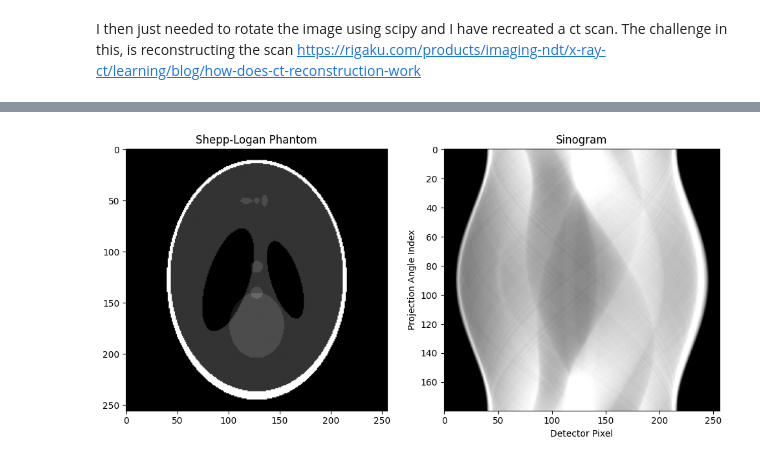
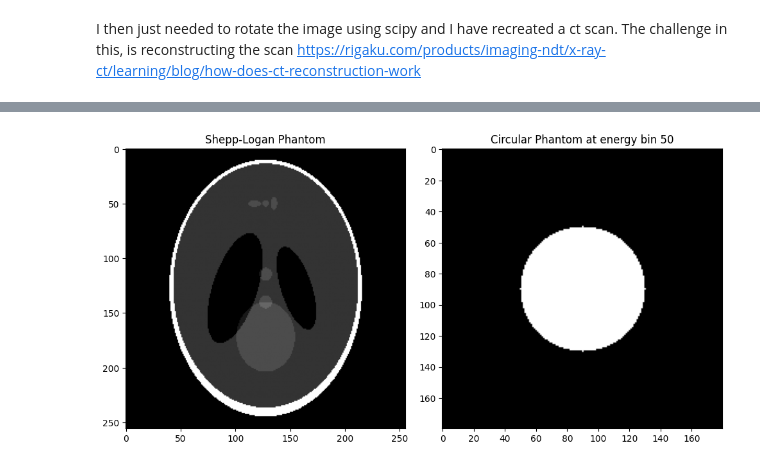
Before and after one commit to ReeceG499/x-ray-attenuation, a Jupyter notebook: code/Experimenting.ipynb, the cells around one changed output, grey strips where cells are left out. Saved outputs shown, nothing was run; the diff lists cells and outputs as text; code cells hidden in the pictures.

```diff
--- a/code/Experimenting.ipynb
+++ b/code/Experimenting.ipynb
@@ -181,9 +205,6 @@ phantom[:, :, :] = 0  # broadcast over all pixels
 
 # Thigh region
 phantom[thighmask, :] = mu_tissue
-
-# Bone region
-phantom[bonemask, :] = mu_bone    # assign bone
 
 pixel_thickness_cm = 0.1 # Assume each pixel is 0.1cm thick
 
@@ -227,7 +248,7 @@ I then just needed to rotate the image using scipy and I have recreated a ct sca
 from scipy import ndimage
 
 angles = np.linspace(0, 180, num=180)
-sinogram = np.zeros((len(angles), width))  # (n_angles, width)
+sinogram = np.zeros((len(angles), 180))  # (n_angles, width)
 
 for i, angle in enumerate(angles):
     # Rotate the 3D phantom (H, W, E) around axes (1, 0) → rotates H-W plane, all energies together
@@ -254,7 +275,7 @@ axs[1].set_xlabel("Detector Pixel")
 axs[1].set_ylabel("Projection Angle Index")
 
 # Initialize reconstruction
-reconstruction = np.zeros((width, height))
+creconstruction = np.zeros((180, 180))
 
 # Backproject each angle's projection
 for i, angle in enumerate(angles):
@@ -264,12 +285,12 @@ for i, angle in enumerate(angles):
 
     # Rotate back to original angle and accumulate
     rotated_back = ndimage.rotate(expanded, -angle, reshape=False, order=1)
-    reconstruction += rotated_back
+    creconstruction += rotated_back
 
 # Normalize
-reconstruction /= len(angles)
+creconstruction /= len(angles)
 
-#plt.imshow(reconstruction, cmap='gray')
-#plt.title("Simple Backprojection Reconstruction")
-#plt.colorbar()
-#plt.show()
+plt.imshow(creconstruction, cmap='gray')
+plt.title("Simple Backprojection Reconstruction")
+plt.colorbar()
+plt.show()
@@ -317,34 +338,104 @@ plt.show()
 # %%
 import numpy as np
 from scipy import ndimage
 import matplotlib.pyplot as plt
 import phantomgen as pg
+from skimage.metrics import mean_squared_error, peak_signal_noise_ratio, structural_similarity
 
 P = pg.phantom()  # Assume shape (H, W)
 I0 = 1
 pixel_thickness_cm = 0.1  # Define appropriately
+height = P.shape[0]
 width = P.shape[1]
 
 angles = np.linspace(0, 180, num=180)
 sinogram = np.zeros((len(angles), width))
 
 for i, angle in enumerate(angles):
     rotated = ndimage.rotate(P, angle, axes=(1, 0), reshape=False, order=1)
     projection = rotated.sum(axis=0)
     I = np.exp(-projection * pixel_thickness_cm)
     sinogram[i] = -np.log(I + 1e-6)  # gives line integral (as in CT)
 
 fig, axs = plt.subplots(1, 2, figsize=(10, 5))
 
 axs[0].imshow(P, cmap='gray')
 axs[0].set_title("Shepp-Logan Phantom")
 
-axs[1].imshow(sinogram, cmap='gray', aspect='auto', vmin=np.percentile(sinogram, 5), vmax=np.percentile(sinogram, 95))
-axs[1].set_title("Sinogram")
-axs[1].set_xlabel("Detector Pixel")
-axs[1].set_ylabel("Projection Angle Index")
+axs[1].imshow(phantom[:, :, energy_idx], cmap='gray')
+axs[1].set_title("Circular Phantom at energy bin 50")
+
+
+#axs[1].imshow(sinogram, cmap='gray')
+#axs[1].set_title("Sinogram")
+#axs[1].set_xlabel("Detector Pixel")
+#axs[1].set_ylabel("Projection Angle Index")
 
 plt.tight_layout()
 plt.show()
+
+# Initialize reconstruction
+reconstruction = np.zeros((width, height))
+
+# Backproject each angle's projection
+for i, angle in enumerate(angles):
+    # Expand the 1D projection into a 2D image by smearing along the angle
+    projection = sinogram[i]
+    expanded = np.tile(projection, (width, 1))  # Repeat along y-axis
+
+    # Rotate back to original angle and accumulate
+    rotated_back = ndimage.rotate(expanded, -angle, reshape=False, order=1)
+    reconstruction += rotated_back
+
+# Normalize
+reconstruction /= len(angles)
+
+fig, axs = plt.subplots(1, 2, figsize=(10, 5))
+
+axs[0].imshow(reconstruction, cmap='gray')
+axs[0].set_title("Shepp-Logan Simple Backprojection Reconstruction")
+
+axs[1].imshow(creconstruction, cmap='gray')
+axs[1].title("Circle Simple Backprojection Reconstruction")
+
+plt.show()
+
+def normalize(img):
+    return (img - np.min(img)) / (np.max(img) - np.min(img))
+
+def circular_mask(shape):
+    center = np.array(shape) // 2
+    Y, X = np.ogrid[:shape[0], :shape[1]]
+    dist_sq = (X - center[1])**2 + (Y - center[0])**2
+    radius = min(center)
+    return dist_sq <= radius**2
+
+phantom_norm = normalize(P)
+reconstruction_norm = normalize(reconstruction)
+
+mask = circular_mask(phantom_norm.shape)
+
+phantom_masked = phantom_norm[mask]
+reconstruction_masked = reconstruction_norm[mask]
+
+# MSE and PSNR work on flat arrays
+mse_val = mean_squared_error(phantom_masked, reconstruction_masked)
+psnr_val = peak_signal_noise_ratio(phantom_masked, reconstruction_masked, data_range=1.0)  # Already normalized
+
+# SSIM needs 2D input, so we mask the full image before passing to SSIM
+phantom_masked_img = np.copy(phantom_norm)
+reconstruction_masked_img = np.copy(reconstruction_norm)
+phantom_masked_img[~mask] = 0
+reconstruction_masked_img[~mask] = 0
+
+ssim_val, _ = structural_similarity(
+    phantom_masked_img, reconstruction_masked_img,
+    data_range=1.0, full=True
+)
+
+# Print them
+print(f"MSE: {mse_val:.4f}")
+print(f"PSNR: {psnr_val:.2f} dB")
+print(f"SSIM: {ssim_val:.4f}")
 # %% [output]
-[figure, old version]
+[figure, new version]
```
Also changed, not shown: parts of 6 cells of this notebook, 18 other files.
